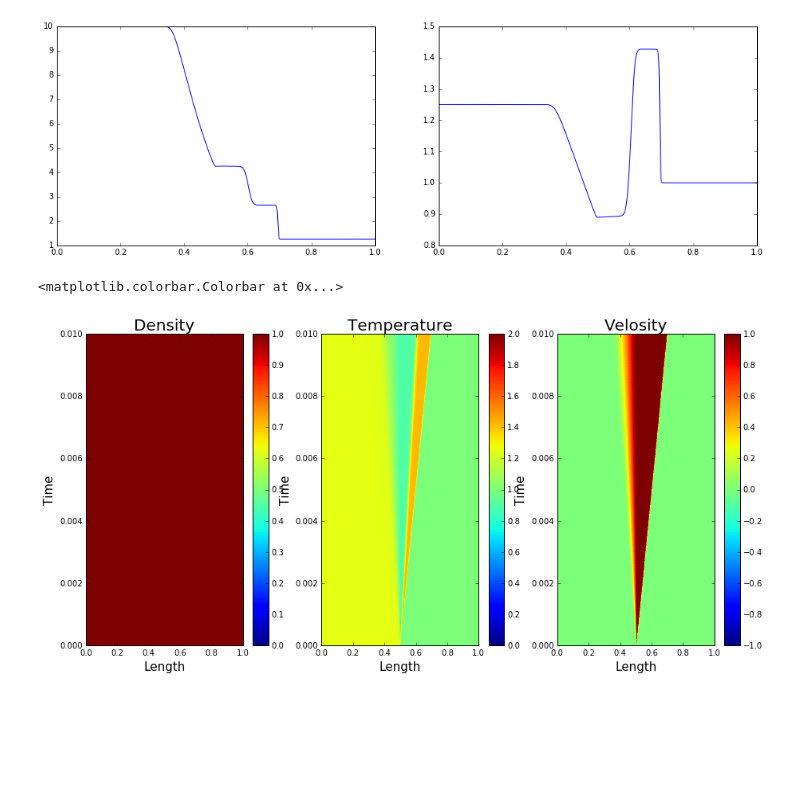
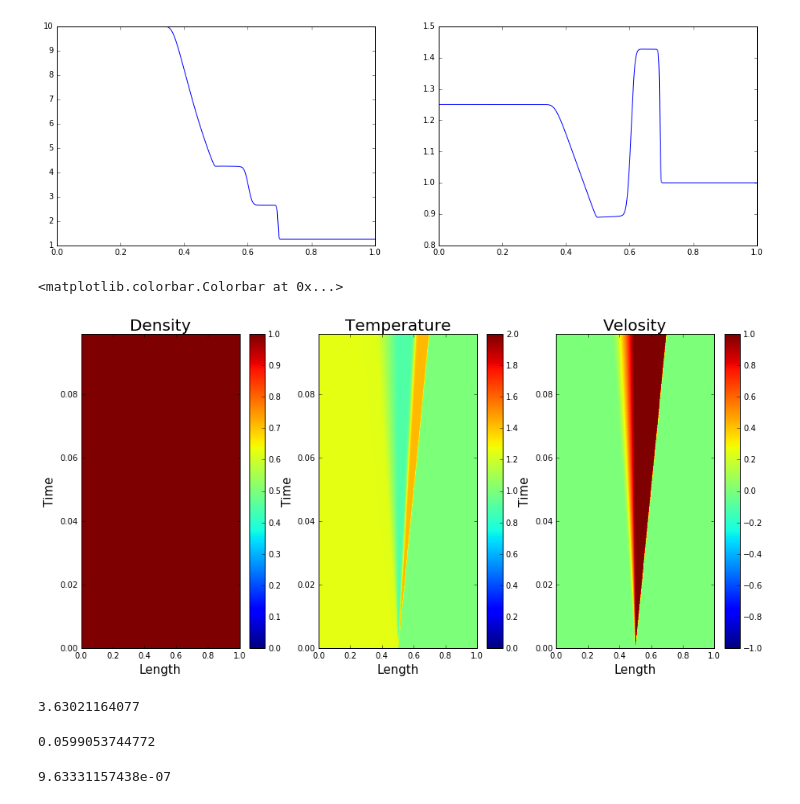
Before and after one commit to temik42/lib, a Jupyter notebook: hydron/example-Copy1.ipynb, the cells around one changed output. Cells and saved outputs as stored; diff of their text form; code cells hidden in the pictures; blank space fills up the shorter version.

```diff
--- a/hydron/example-Copy1.ipynb
+++ b/hydron/example-Copy1.ipynb
@@ -8,9 +8,8 @@ dt,tau,X,n,u,T,config = hd.Sod_tube()
 #dt,tau,X,n,u,T,config = hd.Boltzmann()
 #dt,tau,X,n,u,T,config = hd.Diffusion()
 # %%
-sim = hd.Solver(dt,X,n,u,T,config)
-sim.run(tau)
-out = sim.out
+sim = hd.Solver(X,n,u,T,config)
+out = sim.run(tau,dt)
 # %% [output]
 in progress ...
 |-10%-|-20%-|-30%-|-40%-|-50%-|-60%-|-70%-|-80%-|-90%-|-100%|
@@ -35,31 +36,31 @@ print np.min(out.n()[-1]),np.max(sim.out.T()[-1])
 # %%
 fig = plt.figure(figsize=(15,7))
 plt.subplot(1,3,1)
 plt.title('Density', size = 20)
 plt.xlabel('Length', size = 15)
 plt.ylabel('Time', size = 15)
 plt.imshow(out.n(), vmin = 0, vmax = 1,
            origin = 'lower', aspect = 'auto', interpolation = 'nearest',
-           extent = [0,out.L(),0,out.time()])
+           extent = [0,out.L(),0,out.tau()])
 plt.colorbar()
 
 plt.subplot(1,3,2)
 plt.title('Temperature', size = 20)
 plt.xlabel('Length', size = 15)
 plt.ylabel('Time', size = 15)
 plt.imshow(out.T(), vmin = 0, vmax = 2,
            origin = 'lower', aspect = 'auto', interpolation = 'nearest',
-           extent = [0,out.L(),0,out.time()])
+           extent = [0,out.L(),0,out.tau()])
 plt.colorbar()
 
 plt.subplot(1,3,3)
 plt.title('Velosity', size = 20)
 plt.xlabel('Length', size = 15)
 plt.ylabel('Time', size = 15)
 plt.imshow(out.u(), vmin = -1, vmax = 1,
            origin = 'lower', aspect = 'auto', interpolation = 'nearest',
-           extent = [0,out.L(),0,out.time()])
+           extent = [0,out.L(),0,out.tau()])
 plt.colorbar()
 # %% [output]
 <matplotlib.colorbar.Colorbar at 0x...>
-[figure, old version]
+[figure, new version]
@@ -65,0 +72,12 @@ plt.colorbar()
+# %%
+print 4*(2*np.pi)**0.5/3*Sun.e**4/(Sun.m_e)**0.5/Sun.k_b**1.5
+# %% [output]
+3.63021164077
+# %%
+print 4*(np.pi)**0.5/3*Sun.e**4/(Sun.m_p)**0.5/Sun.k_b**1.5
+# %% [output]
+0.0599053744772
+# %%
+print Sun.k_b**3.5/Sun.m_e**0.5/Sun.e**4/Sun.lnLambda_c
+# %% [output]
+9.63331157438e-07
```
Also changed, not shown: parts of 7 cells of this notebook, 11 other files.
